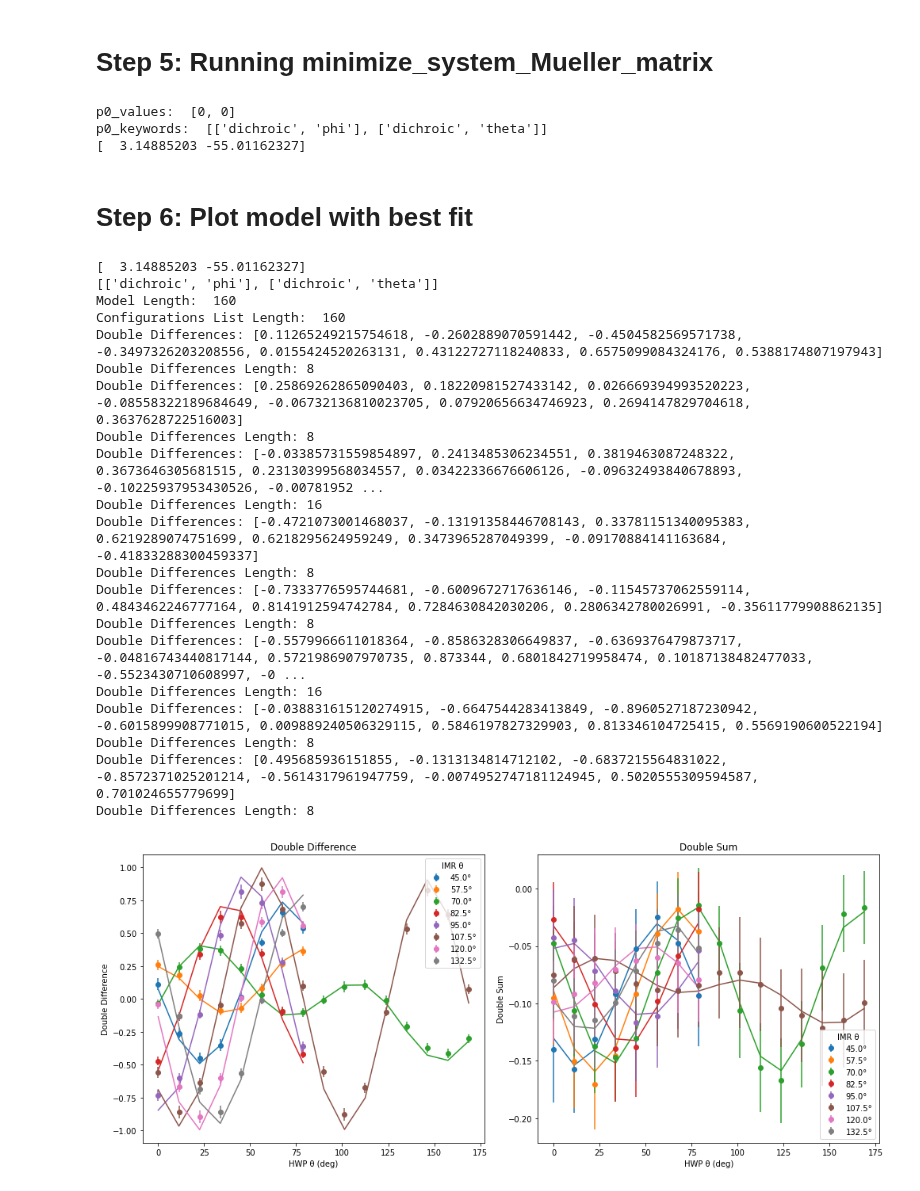
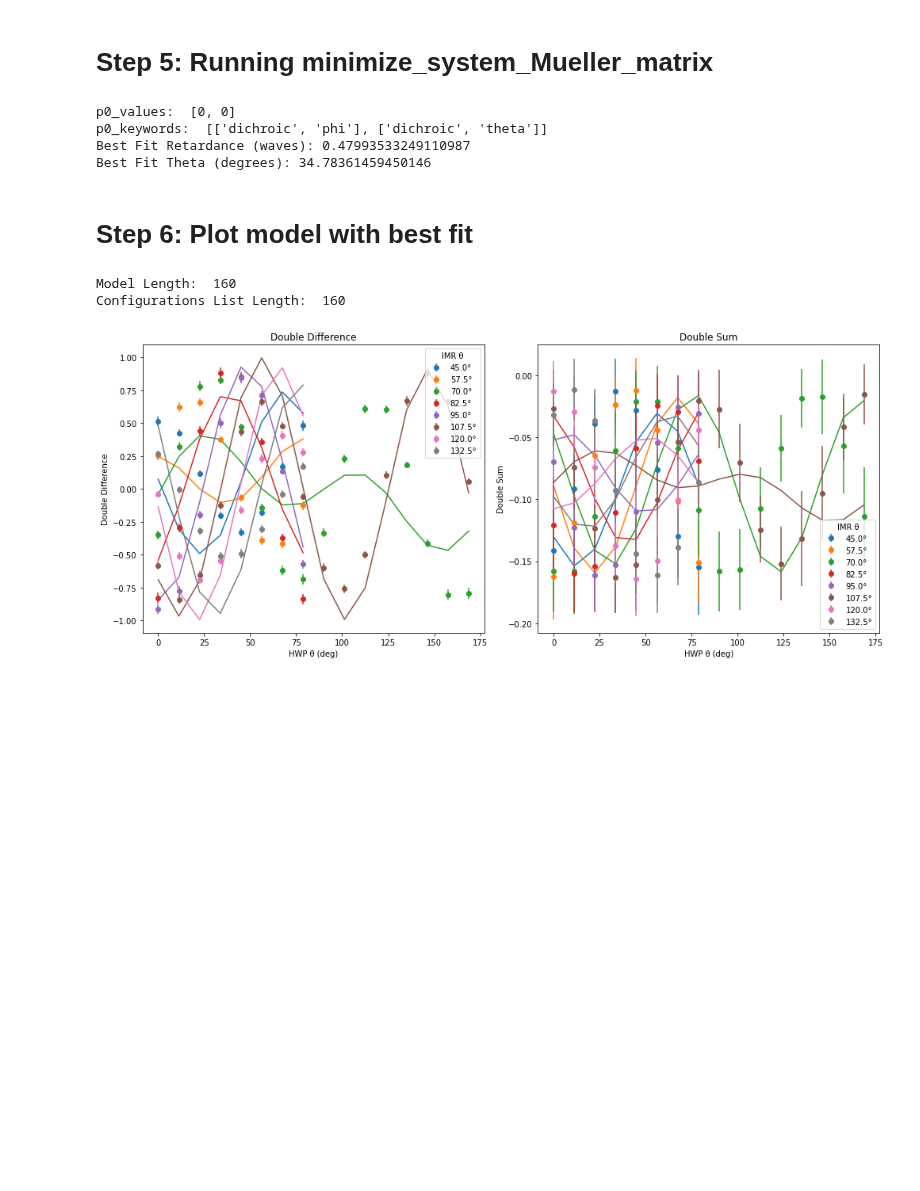
Before and after one commit to UCSB-Exoplanet-Polarimetry-Lab/pyPolCal, a Jupyter notebook: scipy_minimize_example.ipynb, the cells around one changed output. Drawn from its saved outputs; the diff is of its cells as text; code cells hidden in the pictures; blank space fills up the shorter version.

Commit message:
Adding option to include bounds in instruments.minimize_system_mueller_matrix

```diff
--- a/scipy_minimize_example.ipynb
+++ b/scipy_minimize_example.ipynb
@@ -6,8 +6,8 @@ import numpy as np
 # Step 1.a): Reading in csv - extracting single diffs and sums and configurations
 # %%
 file_path = "20230914_processed_table.csv"
-wavelength_string = "675-50"
-obs_mode = "IPOL"
+wavelength_string = 670
+obs_mode = "MBI"
 
 interleaved_values, interleaved_stds, configuration_list = inst.read_csv(file_path,
     obs_mode = obs_mode, obs_filter = wavelength_string)
@@ -156,54 +156,41 @@ p0_values, p0_keywords = inst.parse_configuration(p0)
 # %%
 # Unpolarized light for s_in as there is LP in the system already
 s_in = np.array([1, 0, 0, 0])
+bounds = [(-2 * np.pi, 2 * np.pi), (-180, 180)]
 
 result = inst.minimize_system_mueller_matrix(p0, system_mm, interleaved_values,
     interleaved_stds, configuration_list, s_in = s_in,
     process_dataset = inst.process_dataset, process_errors = inst.process_errors,
-    process_model = inst.process_model)
-print(result.x)
+    process_model = inst.process_model, bounds = bounds)
+print("Best Fit Retardance (waves): " + str(result.x[0] / (2 * np.pi)))
+print("Best Fit Theta (degrees): " + str(result.x[1]))
 # %% [output]
 p0_values:  [0, 0]
 p0_keywords:  [['dichroic', 'phi'], ['dichroic', 'theta']]
-[  3.14885203 -55.01162327]
+Best Fit Retardance (waves): 0.47993533249110987
+Best Fit Theta (degrees): 34.78361459450146
 # %% [markdown]
 # Step 6: Plot model with best fit
 # %%
 # Generate model with p0 keywords but scipy minimized results
-print(result.x)
-print(p0_keywords)
+# print(result.x)
+# print(p0_keywords)
 
-if obs_mode != "MBI":
-    result.x = [0, 0]
+# Manually adjusting for a good fit
+dichroic_phi = 0.5 # (waves)
+dichroic_theta = 0 # (degrees)
+result.x = [2 * np.pi * dichroic_phi, dichroic_theta]
 
 updated_system_mm = inst.update_system_mm(result.x, p0_keywords, system_mm)
 model = inst.model(result.x, p0_keywords, system_mm, configuration_list,
     process_model = inst.process_model)
 print("Model Length: ", len(model))
 print("Configurations List Length: ", len(configuration_list))
 
 # print(interleaved_values)
 
 inst.plot_data(interleaved_values, interleaved_stds, model, configuration_list)
 # %% [output]
-[  3.14885203 -55.01162327]
-[['dichroic', 'phi'], ['dichroic', 'theta']]
 Model Length:  160
 Configurations List Length:  160
-Double Differences: [0.11265249215754618, -0.2602889070591442, -0.4504582569571738, -0.3497326203208556, 0.0155424520263131, 0.43122727118240833, 0.6575099084324176, 0.5388174807197943]
-Double Differences Length: 8
-Double Differences: [0.25869262865090403, 0.18220981527433142, 0.026669394993520223, -0.08558322189684649, -0.06732136810023705, 0.07920656634746923, 0.2694147829704618, 0.3637628722516003]
-Double Differences Length: 8
-Double Differences: [-0.03385731559854897, 0.2413485306234551, 0.3819463087248322, 0.3673646305681515, 0.23130399568034557, 0.03422336676606126, -0.09632493840678893, -0.10225937953430526, -0.00781952 ...
-Double Differences Length: 16
-Double Differences: [-0.4721073001468037, -0.13191358446708143, 0.33781151340095383, 0.6219289074751699, 0.6218295624959249, 0.3473965287049399, -0.09170884141163684, -0.41833288300459337]
-Double Differences Length: 8
-Double Differences: [-0.7333776595744681, -0.6009672717636146, -0.11545737062559114, 0.4843462246777164, 0.8141912594742784, 0.7284630842030206, 0.2806342780026991, -0.35611779908862135]
-Double Differences Length: 8
-Double Differences: [-0.5579966611018364, -0.8586328306649837, -0.6369376479873717, -0.04816743440817144, 0.5721986907970735, 0.873344, 0.6801842719958474, 0.10187138482477033, -0.5523430710608997, -0 ...
-Double Differences Length: 16
-Double Differences: [-0.038831615120274915, -0.6647544283413849, -0.8960527187230942, -0.6015899908771015, 0.009889240506329115, 0.5846197827329903, 0.813346104725415, 0.5569190600522194]
-Double Differences Length: 8
-Double Differences: [0.495685936151855, -0.1313134814712102, -0.6837215564831022, -0.8572371025201214, -0.5614317961947759, -0.0074952747181124945, 0.5020555309594587, 0.701024655779699]
-Double Differences Length: 8
-[figure, old version]
+[figure, new version]
```
Also changed, not shown: parts of 1 cell of this notebook, 1 other file.
